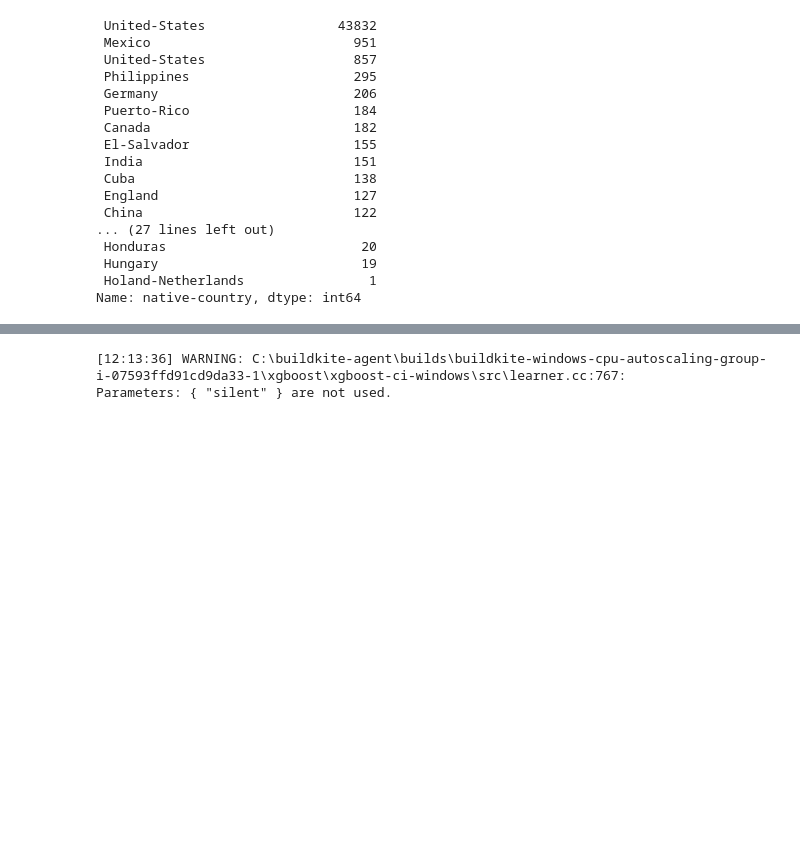
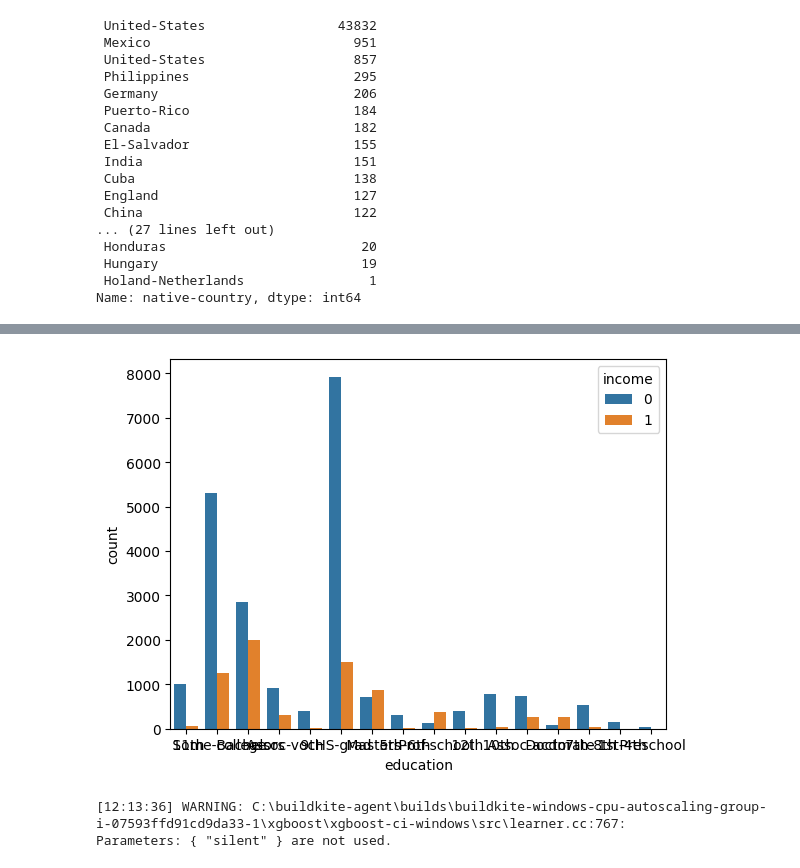
Before and after one commit to rlgus3351/Machine_Learning, a Jupyter notebook: kaggle/23_04_26/processing.ipynb, the cells around one changed output, grey strips where cells are left out. Drawn from its saved outputs; the diff is of its cells as text; code cells hidden in the pictures; blank space fills up the shorter version.

```diff
--- a/kaggle/23_04_26/processing.ipynb
+++ b/kaggle/23_04_26/processing.ipynb
@@ -244,0 +255,5 @@ data['occupation-education']= data['occupation'] +"#" + data['education']
+# %%
+sns.countplot(train, x='education', hue='income')
+plt.show()
+# %% [output]
+[figure, added]
```
Also changed, not shown: parts of 4 cells of this notebook, 4 other files.
